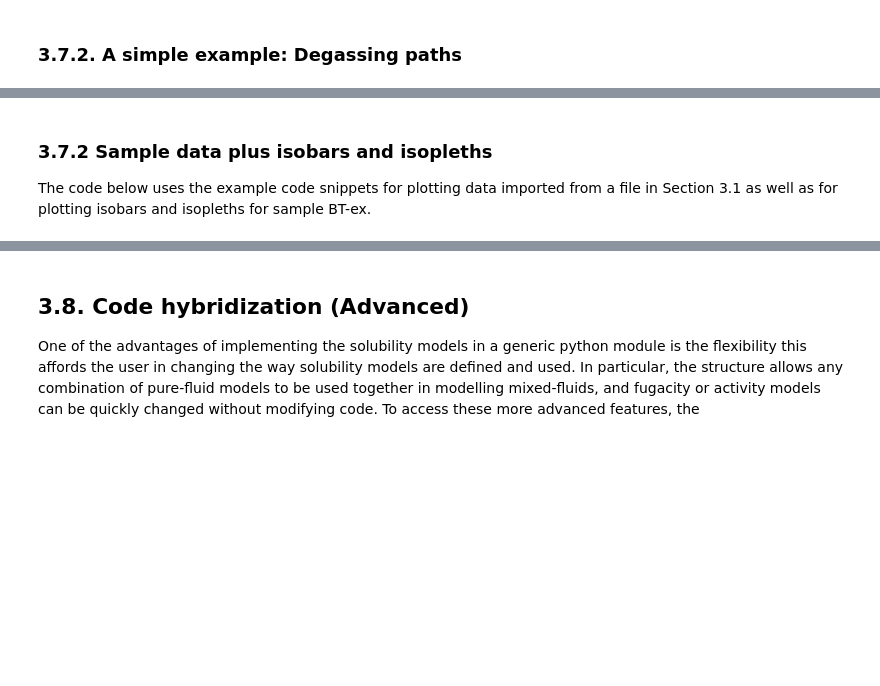
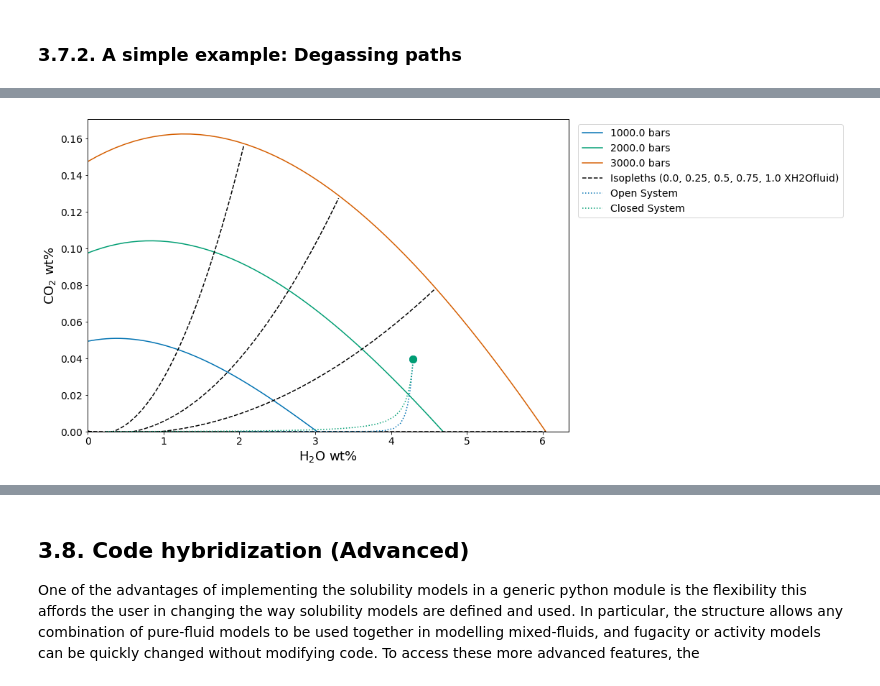
Before and after one commit to kaylai/VESIcal, a Jupyter notebook: manuscript/Manuscript.ipynb, the cells around one changed output, grey strips where cells are left out. Saved outputs shown, nothing was run; the diff lists cells and outputs as text; code cells hidden in the pictures; blank space fills up the shorter version.

```diff
--- a/manuscript/Manuscript.ipynb
+++ b/manuscript/Manuscript.ipynb
@@ -704,17 +946,16 @@ Completely open-system, completely closed-system or partially open-system degass
 >The function returns a pandas DataFrame with columns as: 'Pressure_bars', 'H2O_liq' and 'CO2_liq' (the concentration of H$_2$O and CO$_2$ in the liquid, in wt%), 'XH2O_fl' and 'XCO2_fl' (the composition of the H$_2$O-CO$_2$ fluid, in mol fraction), and 'FluidProportion_wt' (the proportion of fluid in the fluid-melt system, in wt%).
 # %%
 """To get composition from a specific sample in the input data:"""
-SampleName = 'AW-46' #this sample causes segmentation fault on degassing path calcs!
+SampleName = '10*'
 bulk_comp = myfile.get_sample_oxide_comp(SampleName)
-bulk_comp = v.normalize(bulk_comp)
 
 temp = 1200 #temperature in °C
 
 """Calculate open, closed, and closed + 2 wt% initial vapor"""
-#closed_df = v.calculate_degassing_path(sample=bulk_comp, temperature=temp).result
+closed_df = v.calculate_degassing_path(sample=bulk_comp, temperature=temp).result
 open_df = v.calculate_degassing_path(sample=bulk_comp, temperature=temp, fractionate_vapor=1.0).result
 half_df = v.calculate_degassing_path(sample=bulk_comp, temperature=temp, fractionate_vapor=0.5).result
-#exsolved_df = v.calculate_degassing_path(sample=bulk_comp, temperature=temp, init_vapor=2.0).result
+exsolved_df = v.calculate_degassing_path(sample=bulk_comp, temperature=temp, init_vapor=2.0).result
 # %%
 """Calculate closed-system degassing starting from a pressure of 2000 bars"""
 start2000_df = v.calculate_degassing_path(sample=bulk_comp, temperature=temp, pressure=2000.0).result
@@ -788,7 +1048,7 @@ The code below uses the example code snippets for plotting degassing paths and t
-# %% [markdown]
-<a id='sample_data_plus_isobars_isopleths'></a>
-
-### 3.7.2 Sample data plus isobars and isopleths
-The code below uses the example code snippets for plotting data imported from a file in Section 3.1 as well as for plotting isobars and isopleths for sample BT-ex.
 # %%
-v.plot(isobars=isobars, isopleths=isopleths, custom_H2O=data['H2O'], custom_CO2=data['CO2'])
+v.plot(isobars=isobars,
+       isopleths=isopleths,
+       degassing_paths=[open_df, closed_df],
+       degassing_path_labels=["Open System", "Closed System"])
+# %% [output]
+[figure, added]
```
Also changed, not shown: parts of 41 cells of this notebook, 3 other files.
